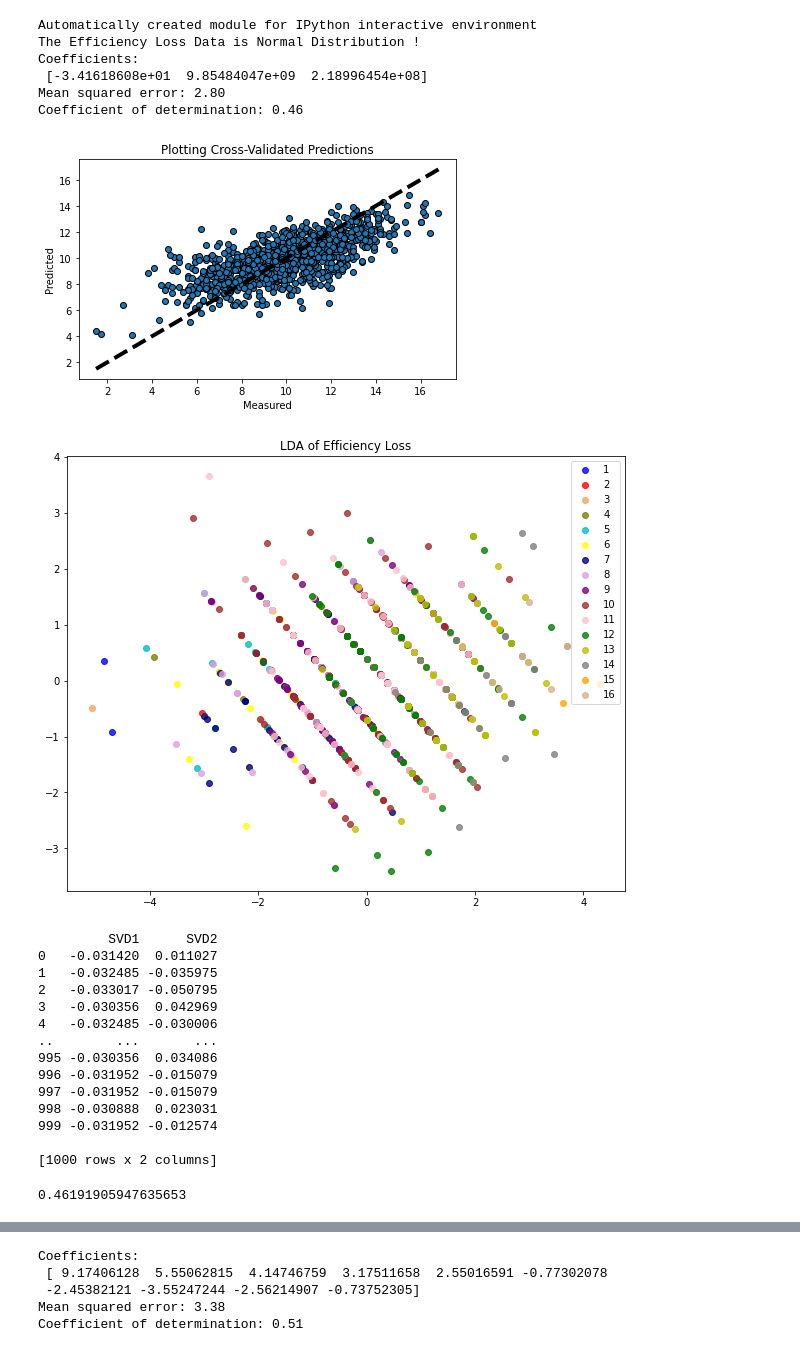
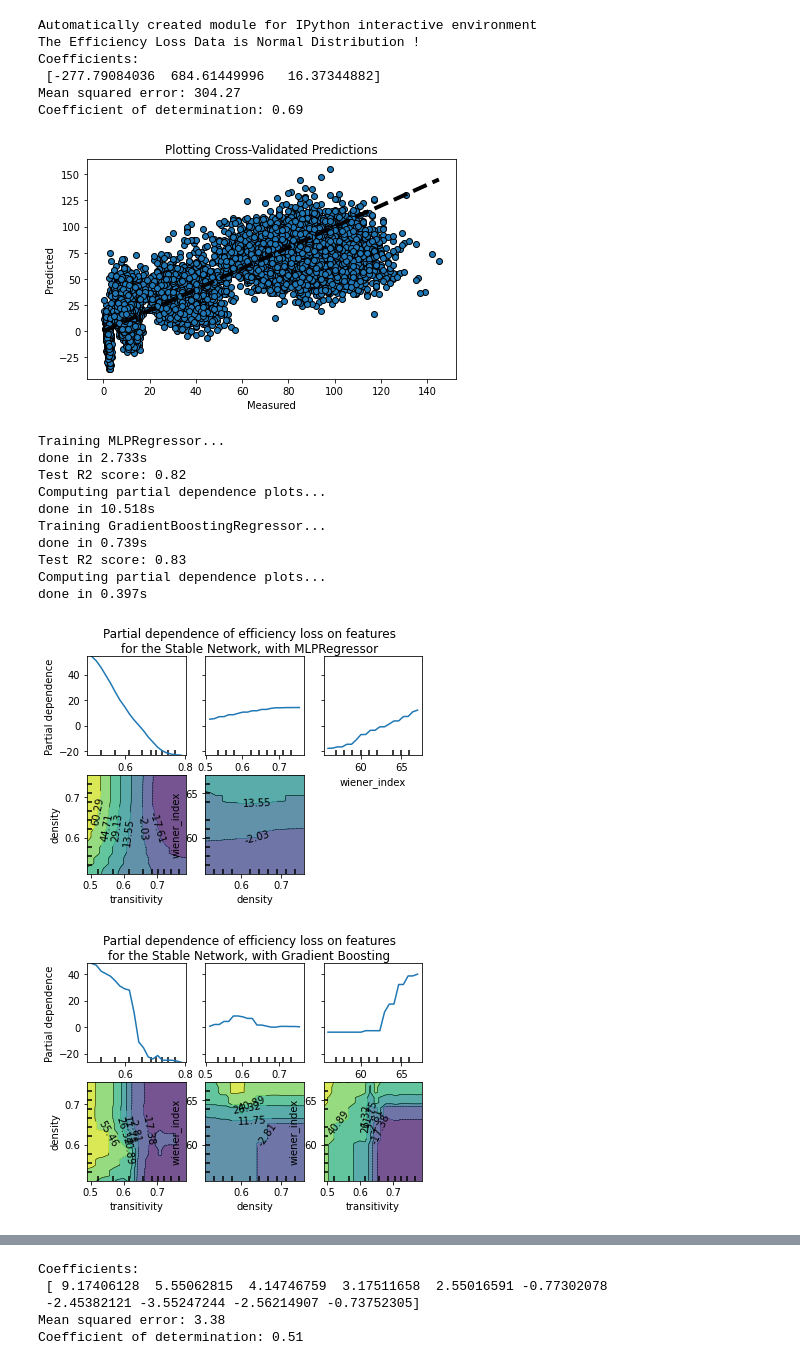
Before and after one commit to Freya-LR/strategic_network, a Jupyter notebook: Analysis.ipynb, the cells around one changed output, grey strips where cells are left out. Drawn from its saved outputs; the diff is of its cells as text; code cells hidden in the pictures.

```diff
--- a/Analysis.ipynb
+++ b/Analysis.ipynb
@@ -310,49 +314,51 @@ def LDA_SVD(transitivity, diameter_radius_center_periphery_density, wiener_index
     print(newdata)
     return  y, newdata
 # %%
-with pd.ExcelFile('/content/drive/My Drive/output_values/output_n10_3.xlsx') as reader:
+with pd.ExcelFile('/content/drive/My Drive/output_values/output_n10_3_combined.xlsx') as reader:
 
-    closeness_n10_3=pd.read_excel(reader,sheet_name="closeness_centrality")
-    betweenness_n10_3=pd.read_excel(reader,sheet_name="betweenness_centrality")
-    eigenvector_n10_3=pd.read_excel(reader,sheet_name="eigenvector_centrality")
-    page_rank_n10_3=pd.read_excel(reader,sheet_name="page_rank")
-    triangles_n10_3=pd.read_excel(reader,sheet_name="triangles")
-    clustering_n10_3=pd.read_excel(reader,sheet_name="clustering")
-    wiener_index_n10_3=pd.read_excel(reader,sheet_name="wiener_index")
-    transitivity_n10_3=pd.read_excel(reader,sheet_name="transitivity")
-    eccentricity_n10_3=pd.read_excel(reader,sheet_name="eccentricity")
+    closeness_n10_3_c=pd.read_excel(reader,sheet_name="closeness_centrality")
+    betweenness_n10_3_c=pd.read_excel(reader,sheet_name="betweenness_centrality")
+    eigenvector_n10_3_c=pd.read_excel(reader,sheet_name="eigenvector_centrality")
+    page_rank_n10_3_c=pd.read_excel(reader,sheet_name="page_rank")
+    triangles_n10_3_c=pd.read_excel(reader,sheet_name="triangles")
+    clustering_n10_3_c=pd.read_excel(reader,sheet_name="clustering")
+    wiener_index_n10_3_c=pd.read_excel(reader,sheet_name="wiener_index")
+    transitivity_n10_3_c=pd.read_excel(reader,sheet_name="transitivity")
+    eccentricity_n10_3_c=pd.read_excel(reader,sheet_name="eccentricity")
 
-    diameter_radius_center_periphery_density_n10_3=pd.read_excel(reader,sheet_name="d_r_c_p_d")
-    Efficiency_loss_n10_3=pd.read_excel(reader,sheet_name="Efficiency_loss")
+    diameter_radius_center_periphery_density_n10_3_c=pd.read_excel(reader,sheet_name="d_r_c_p_d")
+    Efficiency_loss_n10_3_c=pd.read_excel(reader,sheet_name="Efficiency_loss")
 
-X_n10_3,t_n10_3,d_n10_3,w_n10_3,E_n10_3,E_pred10=MLR_stable(transitivity_n10_3, diameter_radius_center_periphery_density_n10_3,
-                                      wiener_index_n10_3,Efficiency_loss_n10_3,part_rate=-300)
-node10_cross_val=cross_val_stable(X_n10_3,E_n10_3)
-Effiency_LDA_10, SVD_10=LDA_SVD(transitivity_n10_3,diameter_radius_center_periphery_density_n10_3,wiener_index_n10_3,Efficiency_loss_n10_3)
-regr = LinearRegression()
-regr.fit(SVD_10,Effiency_LDA_10)
-regr.score(SVD_10,Effiency_LDA_10)
+X_n10_3_c,t_n10_3_c,d_n10_3_c,w_n10_3_c,E_n10_3_c,E_pred10=MLR_stable(transitivity_n10_3_c,
+                                      diameter_radius_center_periphery_density_n10_3_c,
+                                      wiener_index_n10_3_c,Efficiency_loss_n10_3_c,part_rate=-300)
+node10c_cross_val=cross_val_stable(X_n10_3_c,E_n10_3_c)
+#Effiency_LDA_10, SVD_10=LDA_SVD(transitivity_n10_3_c,
+                                #diameter_radius_center_periphery_density_n10_3_c,
+                               # wiener_index_n10_3_c,Efficiency_loss_n10_3_c)
+#regr = LinearRegression()
+##regr.fit(SVD_10,Effiency_LDA_10)
+#regr.score(SVD_10,Effiency_LDA_10)
+MLP_n10_3_c=MLPregression(transitivity_n10_3_c,
+                          diameter_radius_center_periphery_density_n10_3_c,
+                          wiener_index_n10_3_c,Efficiency_loss_n10_3_c)
 # %% [output]
 Automatically created module for IPython interactive environment
 The Efficiency Loss Data is Normal Distribution !
 Coefficients:
- [-3.41618608e+01  9.85484047e+09  2.18996454e+08]
-Mean squared error: 2.80
-Coefficient of determination: 0.46
+ [-277.79084036  684.61449996   16.37344882]
+Mean squared error: 304.27
+Coefficient of determination: 0.69
-[figure, old version]
+[figure, new version]
+Training MLPRegressor...
+done in 2.733s
+Test R2 score: 0.82
+Computing partial dependence plots...
+done in 10.518s
+Training GradientBoostingRegressor...
+done in 0.739s
+Test R2 score: 0.83
+Computing partial dependence plots...
+done in 0.397s
-[figure, old version]
+[figure, new version]
-         SVD1      SVD2
-0   -0.031420  0.011027
-1   -0.032485 -0.035975
-2   -0.033017 -0.050795
-3   -0.030356  0.042969
-4   -0.032485 -0.030006
-..        ...       ...
-995 -0.030356  0.034086
-996 -0.031952 -0.015079
-997 -0.031952 -0.015079
-998 -0.030888  0.023031
-999 -0.031952 -0.012574
-
-[1000 rows x 2 columns]
-0.46191905947635653
+[figure, added]
```
Also changed, not shown: parts of 2 cells of this notebook.
